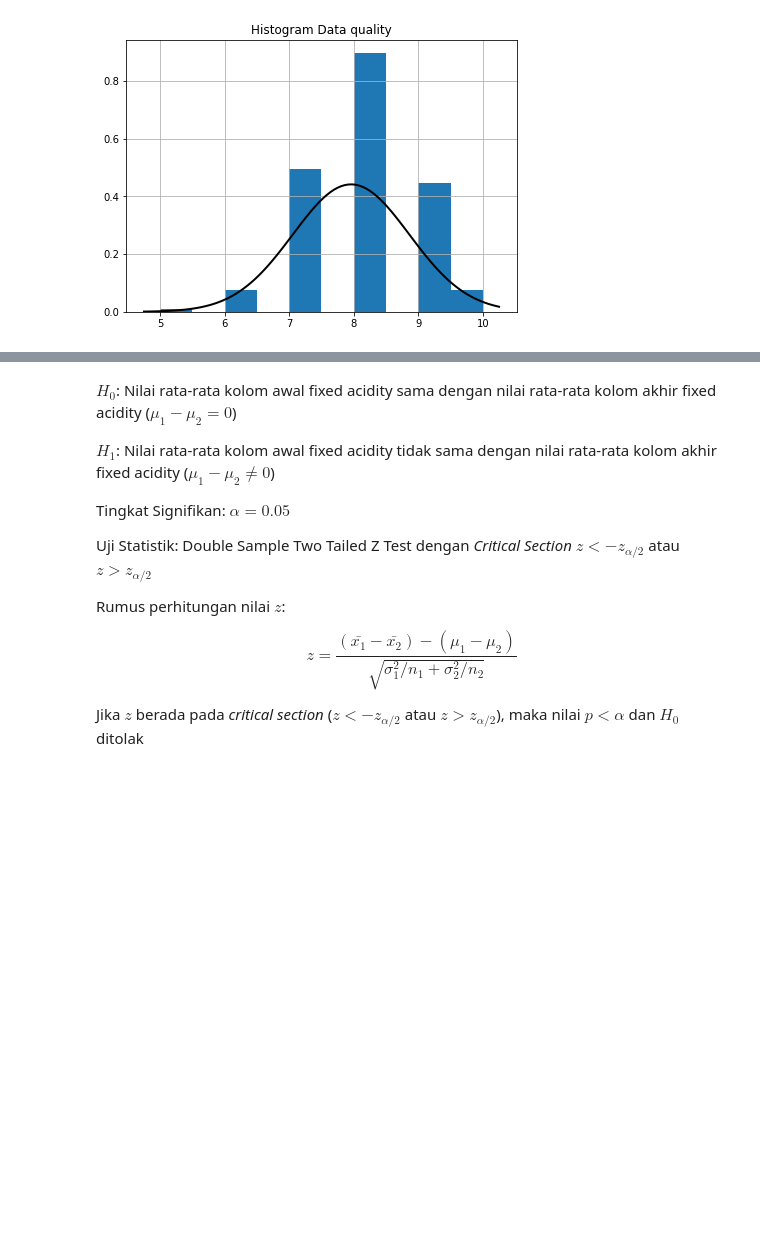
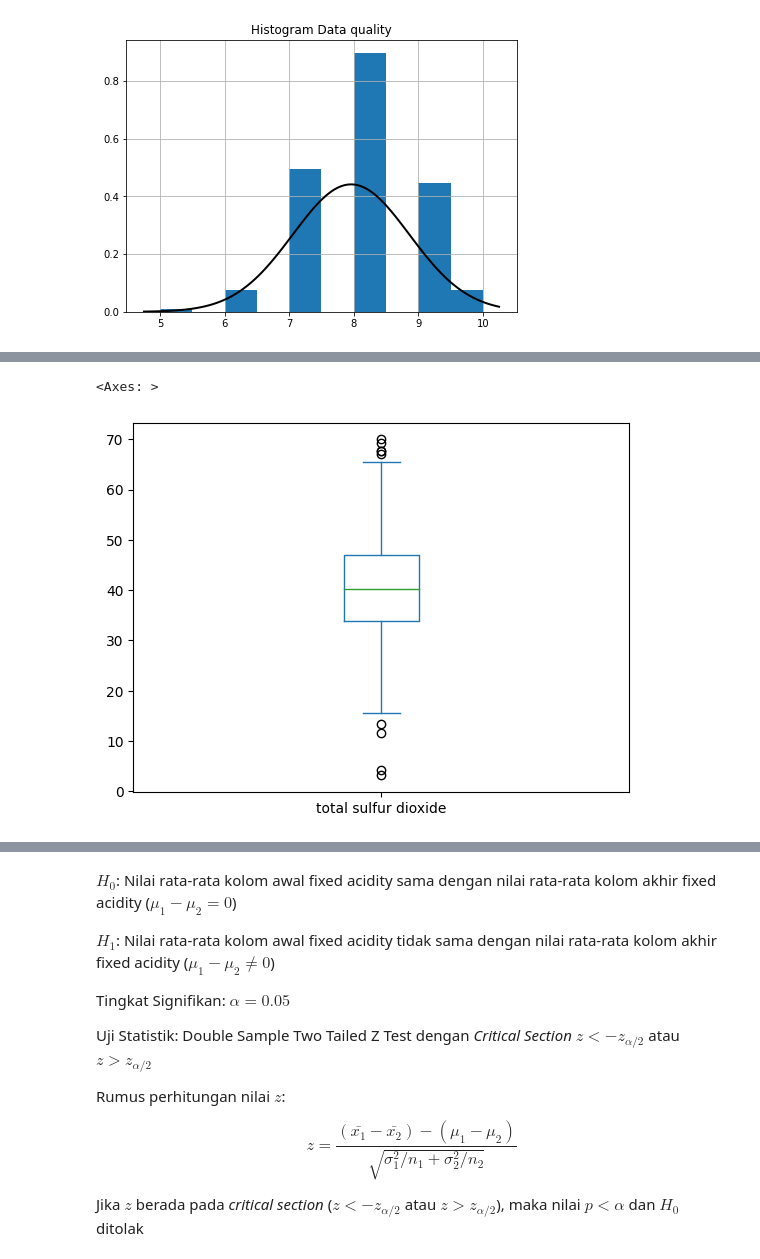
Before and after one commit to bangkitdc/hyphotesis_testing, a Jupyter notebook: main.ipynb, the cells around one changed output, grey strips where cells are left out. Saved outputs shown, nothing was run; the diff lists cells and outputs as text; code cells hidden in the pictures; blank space fills up the shorter version.

```diff
--- a/main.ipynb
+++ b/main.ipynb
@@ -356,0 +530,5 @@ kolom quality TIDAK berdistribusi normal
+# %%
+df["total sulfur dioxide"].plot(kind="box")
+# %% [output]
+<Axes: >
+[figure, added]
```
Also changed, not shown: parts of 30 cells of this notebook.
